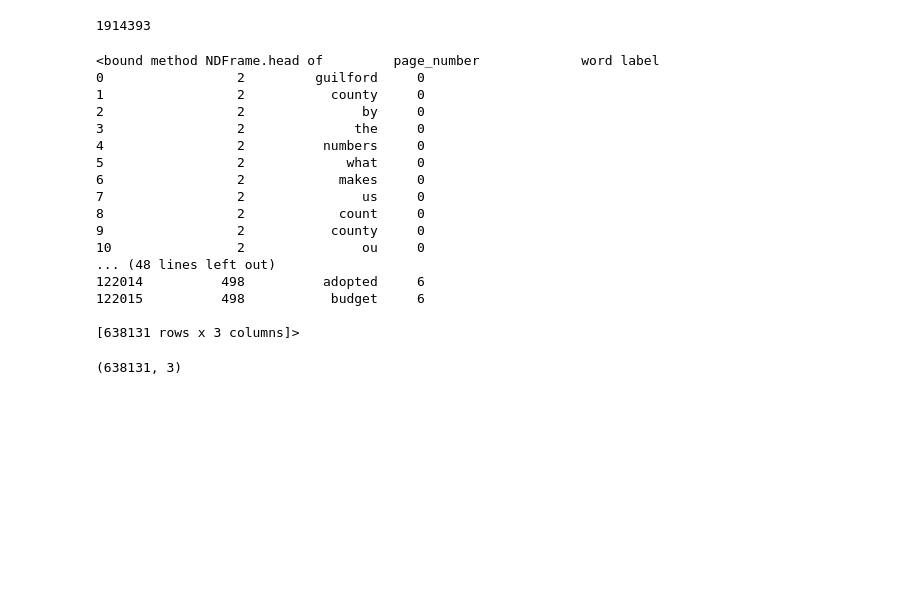
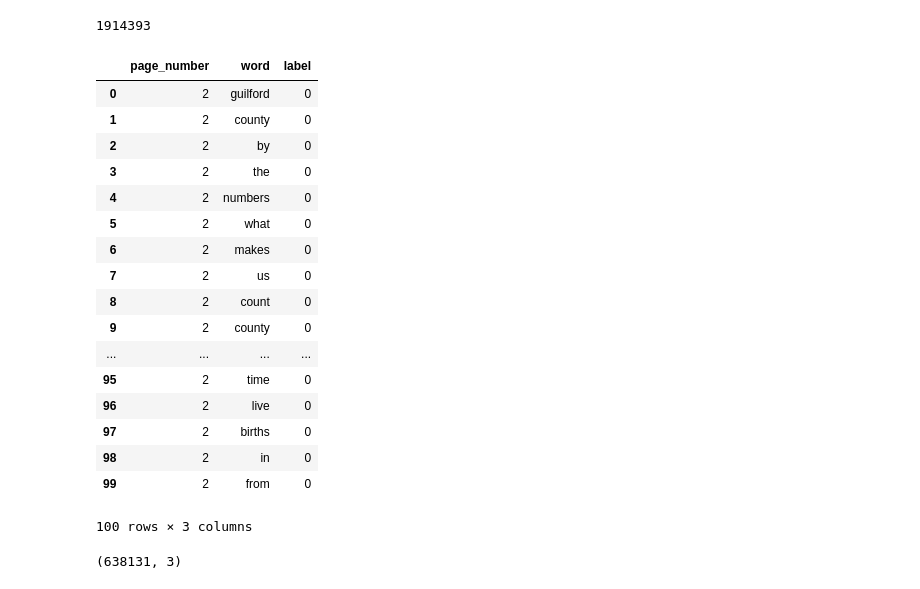
Before and after one commit to UNCG-CSE/Budget_Text_Analysis, a Jupyter notebook: src/Combined_BudgetText_forAnalysis.ipynb, the cells around one changed output. Drawn from its saved outputs; the diff is of its cells as text; code cells hidden in the pictures; blank space fills up the shorter version.

```diff
--- a/src/Combined_BudgetText_forAnalysis.ipynb
+++ b/src/Combined_BudgetText_forAnalysis.ipynb
@@ -58,25 +69,26 @@ Combined_df.size
 # %% [output]
 1914393
 # %%
-Combined_df.head
+Combined_df.head(100)
 # %% [output]
+|  | page_number | word | label |
+| 0 | 2 | guilford | 0 |
+| 1 | 2 | county | 0 |
+| 2 | 2 | by | 0 |
+| 3 | 2 | the | 0 |
+| 4 | 2 | numbers | 0 |
+| 5 | 2 | what | 0 |
+| 6 | 2 | makes | 0 |
+| 7 | 2 | us | 0 |
+| 8 | 2 | count | 0 |
+| 9 | 2 | county | 0 |
+| ... | ... | ... | ... |
+| 95 | 2 | time | 0 |
+| 96 | 2 | live | 0 |
+| 97 | 2 | births | 0 |
+| 98 | 2 | in | 0 |
+| 99 | 2 | from | 0 |
-<bound method NDFrame.head of         page_number             word label
-0                 2         guilford     0
-1                 2           county     0
-2                 2               by     0
-3                 2              the     0
-4                 2          numbers     0
-5                 2             what     0
-6                 2            makes     0
-7                 2               us     0
-8                 2            count     0
-9                 2           county     0
-10                2               ou     0
-... (48 lines left out)
-122014          498          adopted     6
-122015          498           budget     6
-
-[638131 rows x 3 columns]>
+100 rows × 3 columns
 # %%
 Combined_df.shape
 # %% [output]
```
Also changed, not shown: parts of 8 cells of this notebook.
